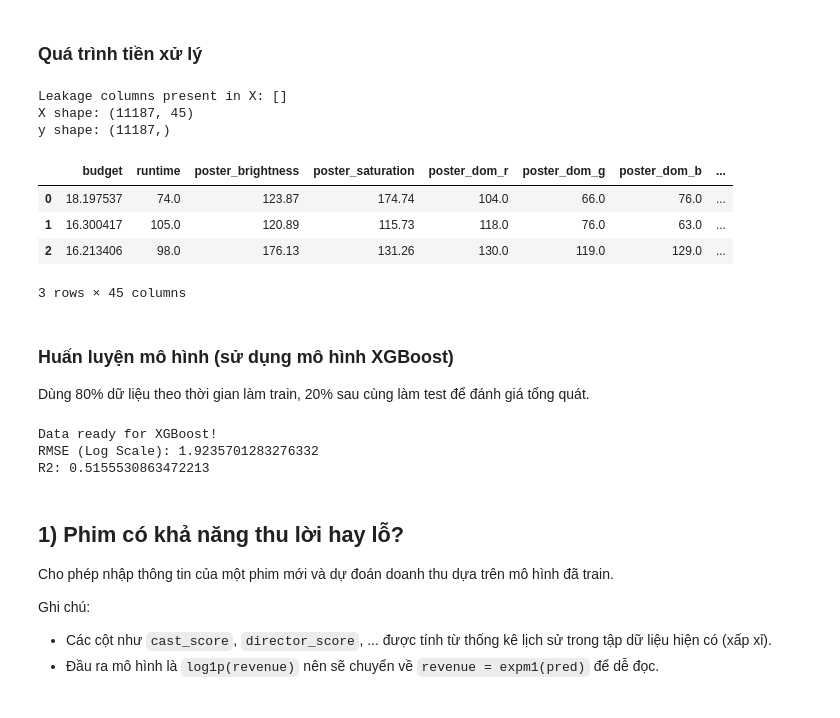
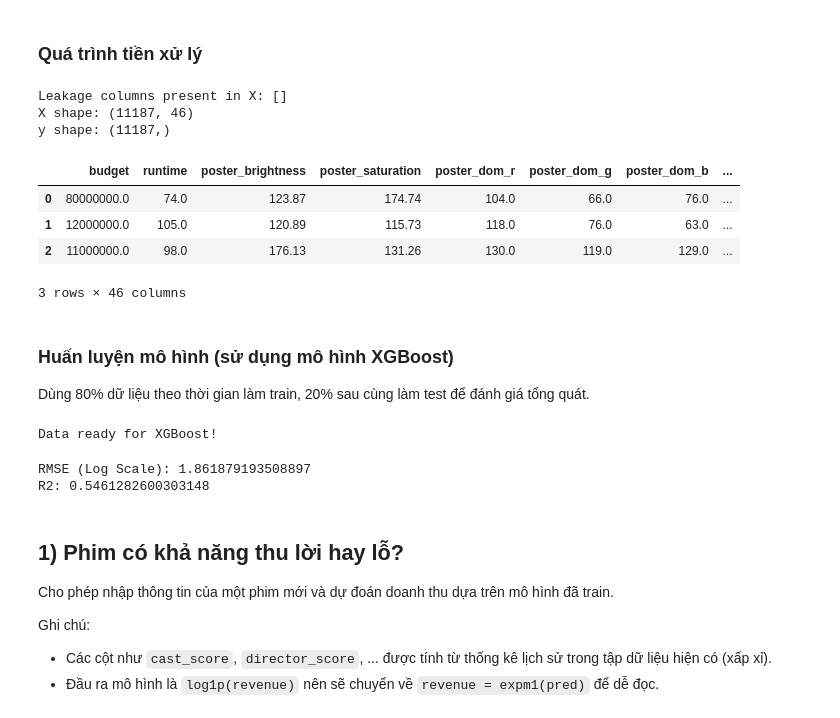
Before and after one commit to tdat1465/movie-revenue-predictor, a Jupyter notebook: Final/Meaningful_Question.ipynb, the cells around one changed output. Saved outputs shown, nothing was run; the diff lists cells and outputs as text; code cells hidden in the pictures.

```diff
--- a/Final/Meaningful_Question.ipynb
+++ b/Final/Meaningful_Question.ipynb
@@ -156,12 +156,16 @@ def prepare_features(df_input):
         df['runtime'] = np.nan
 
     # budget
-    df['budget_raw'] = df['budget_raw'].replace(0, np.nan)
-    df['temp_genre'] = df['genres'].apply(lambda x: x[0] if len(x) > 0 else 'Unknown')
+#     df['budget_raw'] = df['budget_raw'].replace(0, np.nan)
+#     df['temp_genre'] = df['genres'].apply(lambda x: x[0] if len(x) > 0 else 'Unknown')
 
-    budget_medians = df.groupby(['release_year', 'temp_genre'])['budget_raw'].transform('median')
-    df['budget_raw'] = df['budget_raw'].fillna(budget_medians).fillna(df['budget_raw'].median())
-    df['budget'] = np.log1p(df['budget_raw'].clip(lower=0))
+#     budget_medians = df.groupby(['release_year', 'temp_genre'])['budget_raw'].transform('median')
+#     df['budget_raw'] = df['budget_raw'].fillna(budget_medians).fillna(df['budget_raw'].median())
+#     df['budget'] = np.log1p(df['budget_raw'].clip(lower=0))
+
+    df['budget'] = df['budget_raw'].replace(0, np.nan)
+
+    df['budget_per_minute'] = df['budget'] /(df['runtime'] + 1)
 
     # poster features (if exist)
     poster_cols = ['poster_brightness', 'poster_saturation', 'poster_dom_r', 'poster_dom_g', 'poster_dom_b']
@@ -211,74 +215,74 @@ def prepare_features(df_input):
     )
     df = df.join(genres_df)
 
     # drop text/ids
     cols_to_drop = [
         'id','title','release_date','genres','cast','production_companies',
         'production_countries','keywords','director','original_language','rating',
         'vote_count','popularity','collection_list','collection','temp_genre'
     ]
     cols_to_drop = [c for c in cols_to_drop if c in df.columns]
 
     df_model = df.drop(columns=cols_to_drop)
     y = df_model['revenue']
 
     # IMPORTANT: remove target leakage columns from features
     X = df_model.drop(columns=['revenue'])
     leakage_cols = [c for c in ['revenue_raw', 'budget_raw'] if c in X.columns]
     if leakage_cols:
         X = X.drop(columns=leakage_cols)
     return df, X, y
 
 df_full, X, y = prepare_features(df_raw)
 print('Leakage columns present in X:', sorted(set(['revenue_raw','budget_raw']) & set(X.columns)))
 print('X shape:', X.shape)
 print('y shape:', y.shape)
 X.head(3)
 # %% [output]
 Leakage columns present in X: []
-X shape: (11187, 45)
+X shape: (11187, 46)
 y shape: (11187,)
 |  | budget | runtime | poster_brightness | poster_saturation | poster_dom_r | poster_dom_g | poster_dom_b | ... |
-| 0 | 18.197537 | 74.0 | 123.87 | 174.74 | 104.0 | 66.0 | 76.0 | ... |
-| 1 | 16.300417 | 105.0 | 120.89 | 115.73 | 118.0 | 76.0 | 63.0 | ... |
-| 2 | 16.213406 | 98.0 | 176.13 | 131.26 | 130.0 | 119.0 | 129.0 | ... |
+| 0 | 80000000.0 | 74.0 | 123.87 | 174.74 | 104.0 | 66.0 | 76.0 | ... |
+| 1 | 12000000.0 | 105.0 | 120.89 | 115.73 | 118.0 | 76.0 | 63.0 | ... |
+| 2 | 11000000.0 | 98.0 | 176.13 | 131.26 | 130.0 | 119.0 | 129.0 | ... |
-3 rows × 45 columns
+3 rows × 46 columns
 # %% [markdown]
 ### Huấn luyện mô hình (sử dụng mô hình XGBoost)
 
 Dùng 80% dữ liệu theo thời gian làm train, 20% sau cùng làm test để đánh giá tổng quát.
+# %%
+train_size = int(len(df_full) * 0.8)
+X_train, X_test = X.iloc[:train_size], X.iloc[train_size:]
+y_train, y_test = y.iloc[:train_size], y.iloc[train_size:]
+
+print("Data ready for XGBoost!")
+# %% [output]
+Data ready for XGBoost!
 # %%
-train_size = int(len(df_full) * 0.8)
-X_train, X_test = X.iloc[:train_size], X.iloc[train_size:]
-y_train, y_test = y.iloc[:train_size], y.iloc[train_size:]
-
-print("Data ready for XGBoost!")
-
 model = xgb.XGBRegressor(
     objective='reg:squarederror',
-    n_estimators=3000,
-    learning_rate=0.02,
-    max_depth=3, # interaction vừa đủ
-    min_child_weight=10, # rất quan trọng với encoding
-    subsample=0.8,
-    colsample_bytree=0.8,
-    gamma=0.1, # chặn split yếu
-    reg_lambda=1.0,
-    reg_alpha=0.0,
     random_state=42,
-    n_jobs=-1
-    )
+    n_jobs=1,
+    colsample_bytree=0.7,
+    learning_rate=0.01,
+    max_depth=5,
+    min_child_weight=5,
+    n_estimators=2000,
+    subsample=0.7
+)
+
 
 model.fit(X_train, y_train)
+
 y_pred = model.predict(X_test)
 rmse = np.sqrt(mean_squared_error(y_test, y_pred))
 r2 = r2_score(y_test, y_pred)
 print(f"RMSE (Log Scale): {rmse}")
 print(f"R2: {r2}")
 # %% [output]
-Data ready for XGBoost!
-RMSE (Log Scale): 1.9235701283276332
-R2: 0.5155530863472213
+RMSE (Log Scale): 1.861879193508897
+R2: 0.5461282600303148
 # %% [markdown]
 ## 1) Phim có khả năng thu lời hay lỗ?
 Cho phép nhập thông tin của một phim mới và dự đoán doanh thu dựa trên mô hình đã train.
```
Also changed, not shown: parts of 6 cells of this notebook.
